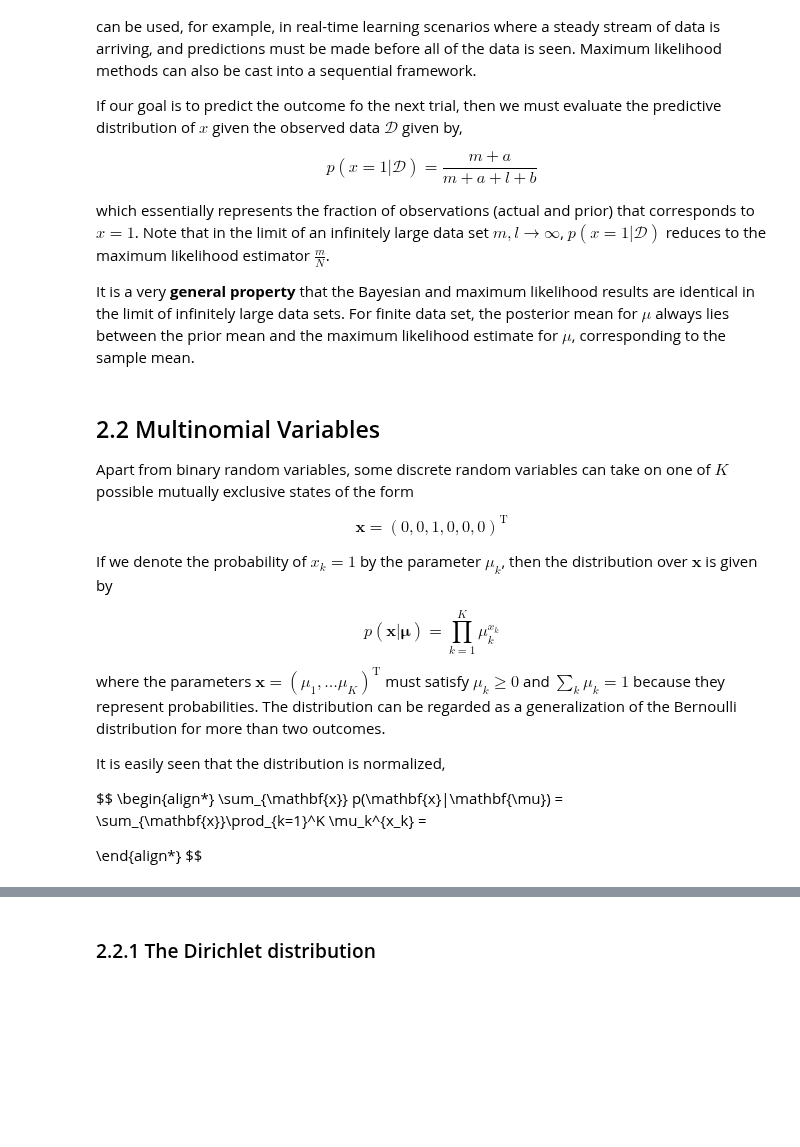
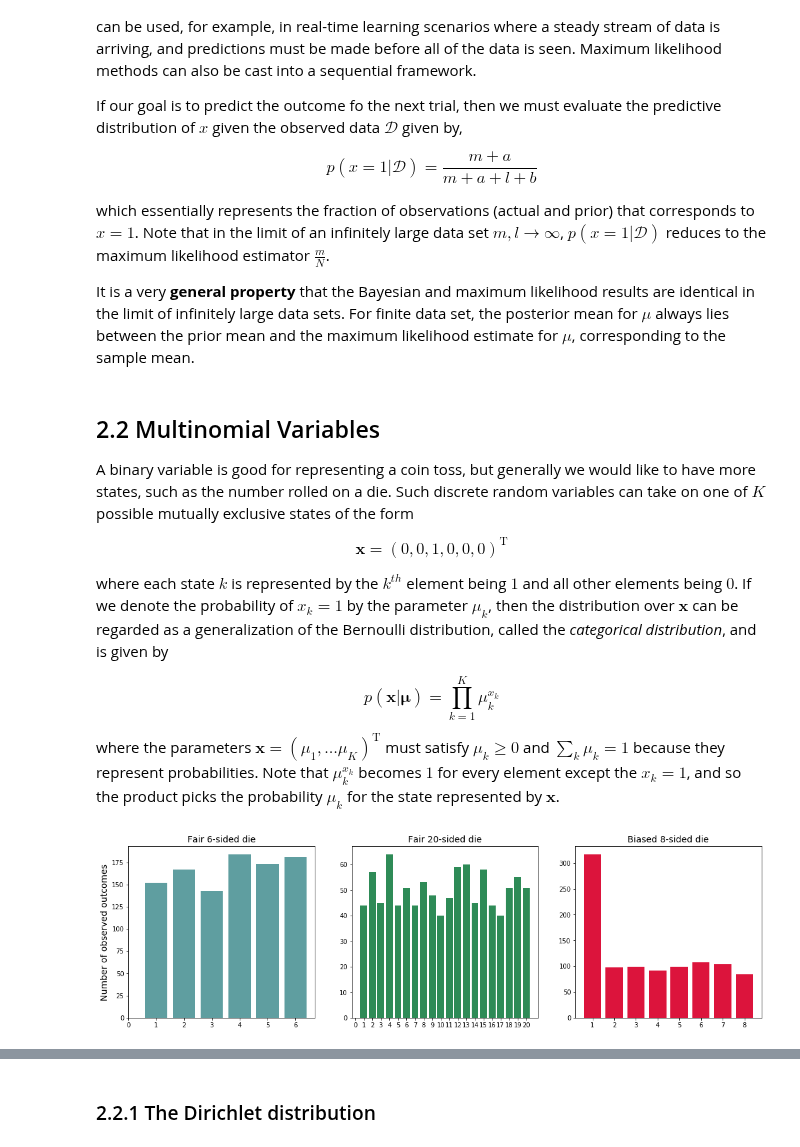
Before and after one commit to vagmcs/PRML, a Jupyter notebook: notebooks/ch2_probability_distributions.ipynb, the cells around one changed output, grey strips where cells are left out. Cells and saved outputs as stored; diff of their text form; code cells hidden in the pictures; blank space fills up the shorter version.

Commit message:
feat(chapter2): Plots on multinomial random variables
* Note's improvements.

```diff
--- a/notebooks/ch2_probability_distributions.ipynb
+++ b/notebooks/ch2_probability_distributions.ipynb
@@ -376,25 +377,43 @@ It is a very **general property** that the Bayesian and maximum likelihood resul
 # %% [markdown]
 ## 2.2 Multinomial Variables
 
-Apart from binary random variables, some discrete random variables can take on one of $K$ possible mutually exclusive states of the form
+A binary variable is good for representing a coin toss, but generally we would like to have more states, such as the number rolled on a die. Such discrete random variables can take on one of $K$ possible mutually exclusive states of the form
 
 $$
 \mathbf{x} = (0,0,1,0,0,0)^{\text{T}}
 $$
 
-If we denote the probability of $x_k=1$ by the parameter $\mu_k$, then the distribution over $\mathbf{x}$ is given by
+where each state $k$ is represented by the $k^{th}$ element being $1$ and all other elements being $0$. If we denote the probability of $x_k=1$ by the parameter $\mu_k$, then the distribution over $\mathbf{x}$ can be regarded as a generalization of the Bernoulli distribution, called the *categorical distribution*, and is given by
 
 $$
-p(\mathbf{x}|\mathbf{\mu}) = \prod_{k=1}^K \mu_k^{x_k}
+p(\mathbf{x}|\boldsymbol\mu) = \prod_{k=1}^K \mu_k^{x_k}
 $$
 
-where the parameters $\mathbf{x} = (\mu_1,\dots\mu_K)^{\text{T}}$ must satisfy $\mu_k \geq 0$ and $\sum_k \mu_k = 1$ because they represent probabilities. The distribution can be regarded as a generalization of the Bernoulli distribution for more than two outcomes.
-
-It is easily seen that the distribution is normalized,
-
-$$
-\begin{align*}
-\sum_{\mathbf{x}} p(\mathbf{x}|\mathbf{\mu}) = \sum_{\mathbf{x}}\prod_{k=1}^K \mu_k^{x_k} =
-
-\end{align*}
-$$
+where the parameters $\mathbf{x} = (\mu_1,\dots\mu_K)^{\text{T}}$ must satisfy $\mu_k \geq 0$ and $\sum_k \mu_k = 1$ because they represent probabilities. Note that $\mu_k^{x_k}$ becomes $1$ for every element except the $x_k=1$, and so the product picks the probability $\mu_k$ for the state represented by $\mathbf{x}$.
+# %%
+plt.figure(figsize=(18, 5))
+
+# Lets roll 1000 fair 6-sided dice
+plt.subplot(1,3,1)
+fair_rolls_6 = Categorical(mu=np.ones(6) / 6).draw(1000)
+plt.bar(np.arange(1,7), sum(fair_rolls_6), color="cadetblue")
+plt.ylabel("Number of observed outcomes", fontsize=14)
+plt.xticks(np.arange(6+1))
+plt.title("Fair 6-sided die", fontsize=14)
+
+# then 1000 fair 20-sided dice
+plt.subplot(1,3,2)
+fair_rolls_20 = Categorical(mu=np.ones(20) / 20).draw(1000)
+plt.bar(np.arange(1,21), sum(fair_rolls_20), color="seagreen")
+plt.xticks(np.arange(20+1))
+plt.title("Fair 20-sided die", fontsize=14)
+
+# finally 1000 biased 8-sided dice
+plt.subplot(1,3,3)
+biased_rolls_8 = Categorical(mu=np.array([3, 1, 1, 1, 1, 1, 1, 1], float) / 10).draw(1000)
+plt.bar(np.arange(1,9), sum(biased_rolls_8), color="crimson")
+plt.title("Biased 8-sided die", fontsize=14)
+
+plt.show()
+# %% [output]
+[figure, added]
```
Also changed, not shown: parts of 4 cells of this notebook.
